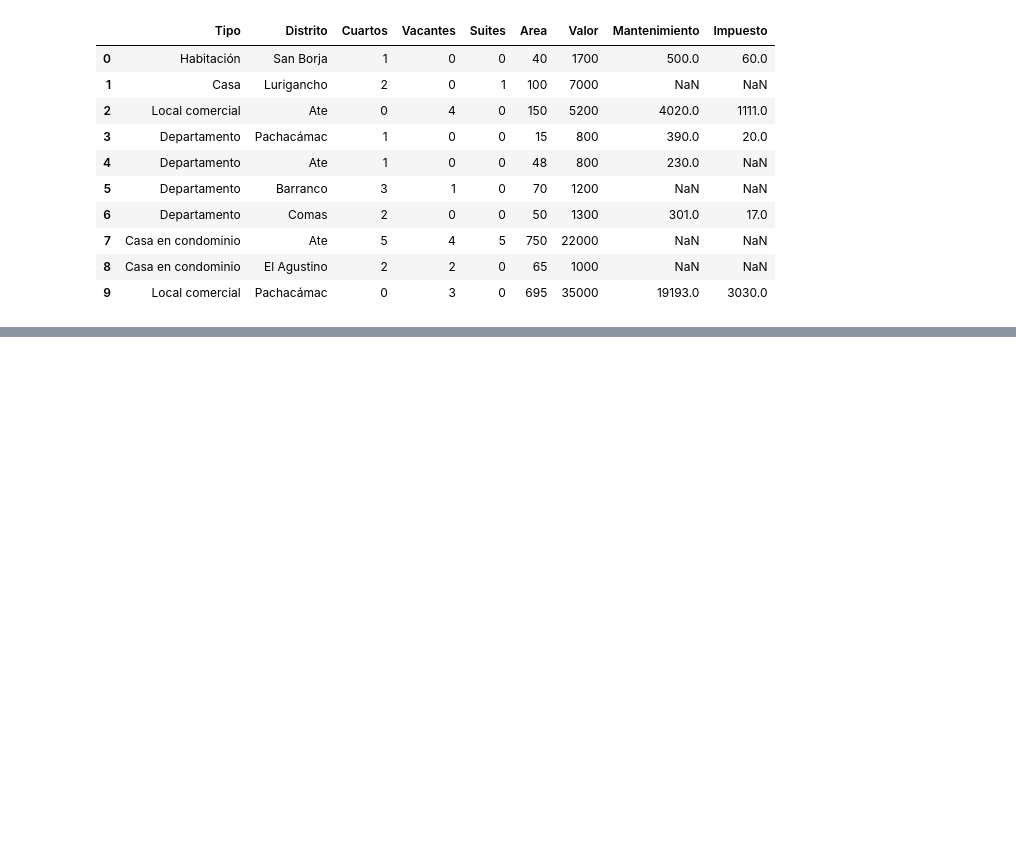
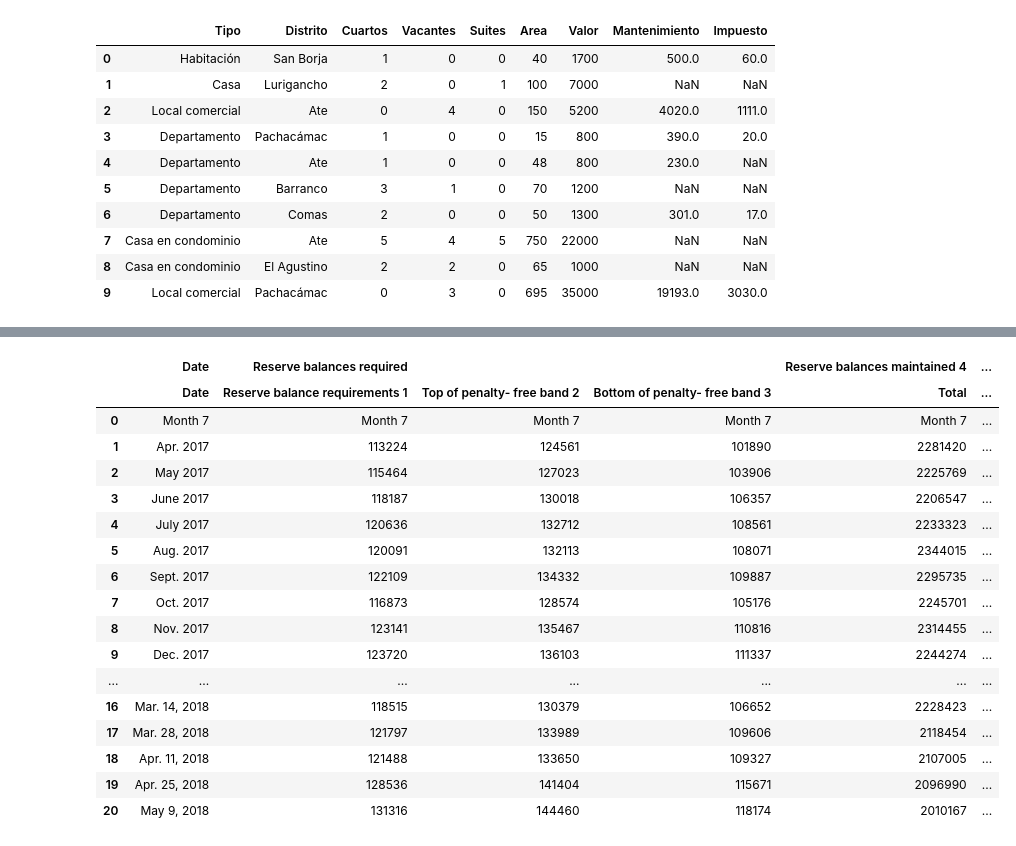
Before and after one commit to jfpaezl/1792-Aula1, a Jupyter notebook: Python_Data_Science/Pandas/ImportandoBdDatos.ipynb, the cells around one changed output, grey strips where cells are left out. Saved outputs shown, nothing was run; the diff lists cells and outputs as text; code cells hidden in the pictures; blank space fills up the shorter version.

Commit message:
crear dataframe de archivos html o de pg web

```diff
--- a/Python_Data_Science/Pandas/ImportandoBdDatos.ipynb
+++ b/Python_Data_Science/Pandas/ImportandoBdDatos.ipynb
@@ -64,0 +86,22 @@ df_xlsx
+# %%
+df_html = pd.read_html('extras/datos_html_2.html')
+df_html[0]
+# %% [output]
+|  | Date | Reserve balances required |  |  | Reserve balances maintained 4 | ... |
+|  | Date | Reserve balance requirements 1 | Top of penalty- free band 2 | Bottom of penalty- free band 3 | Total | ... |
+| 0 | Month 7 | Month 7 | Month 7 | Month 7 | Month 7 | ... |
+| 1 | Apr. 2017 | 113224 | 124561 | 101890 | 2281420 | ... |
+| 2 | May 2017 | 115464 | 127023 | 103906 | 2225769 | ... |
+| 3 | June 2017 | 118187 | 130018 | 106357 | 2206547 | ... |
+| 4 | July 2017 | 120636 | 132712 | 108561 | 2233323 | ... |
+| 5 | Aug. 2017 | 120091 | 132113 | 108071 | 2344015 | ... |
+| 6 | Sept. 2017 | 122109 | 134332 | 109887 | 2295735 | ... |
+| 7 | Oct. 2017 | 116873 | 128574 | 105176 | 2245701 | ... |
+| 8 | Nov. 2017 | 123141 | 135467 | 110816 | 2314455 | ... |
+| 9 | Dec. 2017 | 123720 | 136103 | 111337 | 2244274 | ... |
+| ... | ... | ... | ... | ... | ... | ... |
+| 16 | Mar. 14, 2018 | 118515 | 130379 | 106652 | 2228423 | ... |
+| 17 | Mar. 28, 2018 | 121797 | 133989 | 109606 | 2118454 | ... |
+| 18 | Apr. 11, 2018 | 121488 | 133650 | 109327 | 2107005 | ... |
+| 19 | Apr. 25, 2018 | 128536 | 141404 | 115671 | 2096990 | ... |
+| 20 | May 9, 2018 | 131316 | 144460 | 118174 | 2010167 | ... |
```
Also changed, not shown: parts of 1 cell of this notebook.
